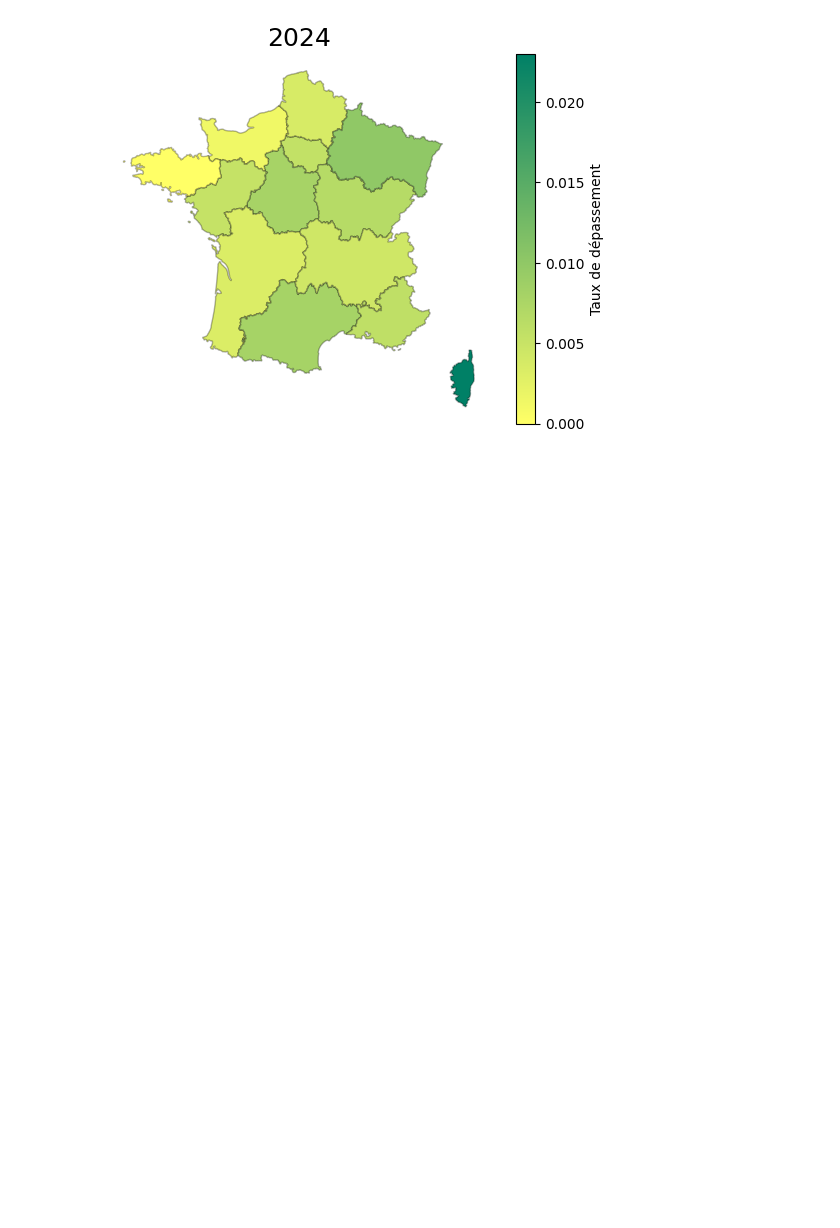
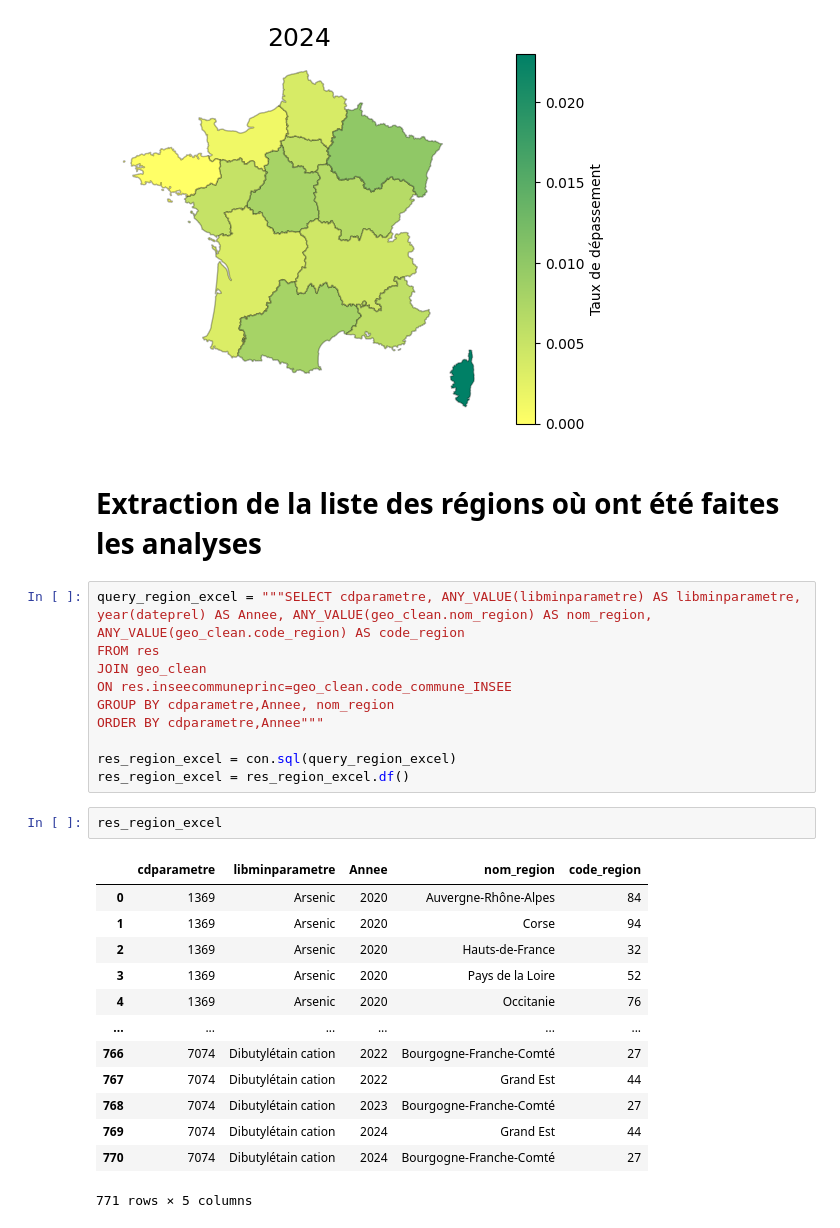
Before and after one commit to dataforgoodfr/13_pollution_eau, a Jupyter notebook: analytics/notebooks/explofocus.ipynb, the cells around one changed output. Cells and saved outputs as stored; diff of their text form; blank space fills up the shorter version.

```diff
--- a/analytics/notebooks/explofocus.ipynb
+++ b/analytics/notebooks/explofocus.ipynb
@@ -562,3 +568,31 @@ Cartographie du taux de dépassement pour les métaux lourds à l'échelle régi
 [figure]
 [figure]
 [figure]
+# %% [markdown]
+# Extraction de la liste des régions où ont été faites les analyses
+# %%
+query_region_excel = """SELECT cdparametre, ANY_VALUE(libminparametre) AS libminparametre, year(dateprel) AS Annee, ANY_VALUE(geo_clean.nom_region) AS nom_region, ANY_VALUE(geo_clean.code_region) AS code_region
+FROM res
+JOIN geo_clean
+ON res.inseecommuneprinc=geo_clean.code_commune_INSEE
+GROUP BY cdparametre,Annee, nom_region
+ORDER BY cdparametre,Annee"""
+
+res_region_excel = con.sql(query_region_excel)
+res_region_excel = res_region_excel.df()
+# %%
+res_region_excel
+# %% [output]
+|  | cdparametre | libminparametre | Annee | nom_region | code_region |
+| 0 | 1369 | Arsenic | 2020 | Auvergne-Rhône-Alpes | 84 |
+| 1 | 1369 | Arsenic | 2020 | Corse | 94 |
+| 2 | 1369 | Arsenic | 2020 | Hauts-de-France | 32 |
+| 3 | 1369 | Arsenic | 2020 | Pays de la Loire | 52 |
+| 4 | 1369 | Arsenic | 2020 | Occitanie | 76 |
+| ... | ... | ... | ... | ... | ... |
+| 766 | 7074 | Dibutylétain cation | 2022 | Bourgogne-Franche-Comté | 27 |
+| 767 | 7074 | Dibutylétain cation | 2022 | Grand Est | 44 |
+| 768 | 7074 | Dibutylétain cation | 2023 | Bourgogne-Franche-Comté | 27 |
+| 769 | 7074 | Dibutylétain cation | 2024 | Grand Est | 44 |
+| 770 | 7074 | Dibutylétain cation | 2024 | Bourgogne-Franche-Comté | 27 |
+771 rows × 5 columns
```
Also changed, not shown: parts of 10 cells of this notebook.
